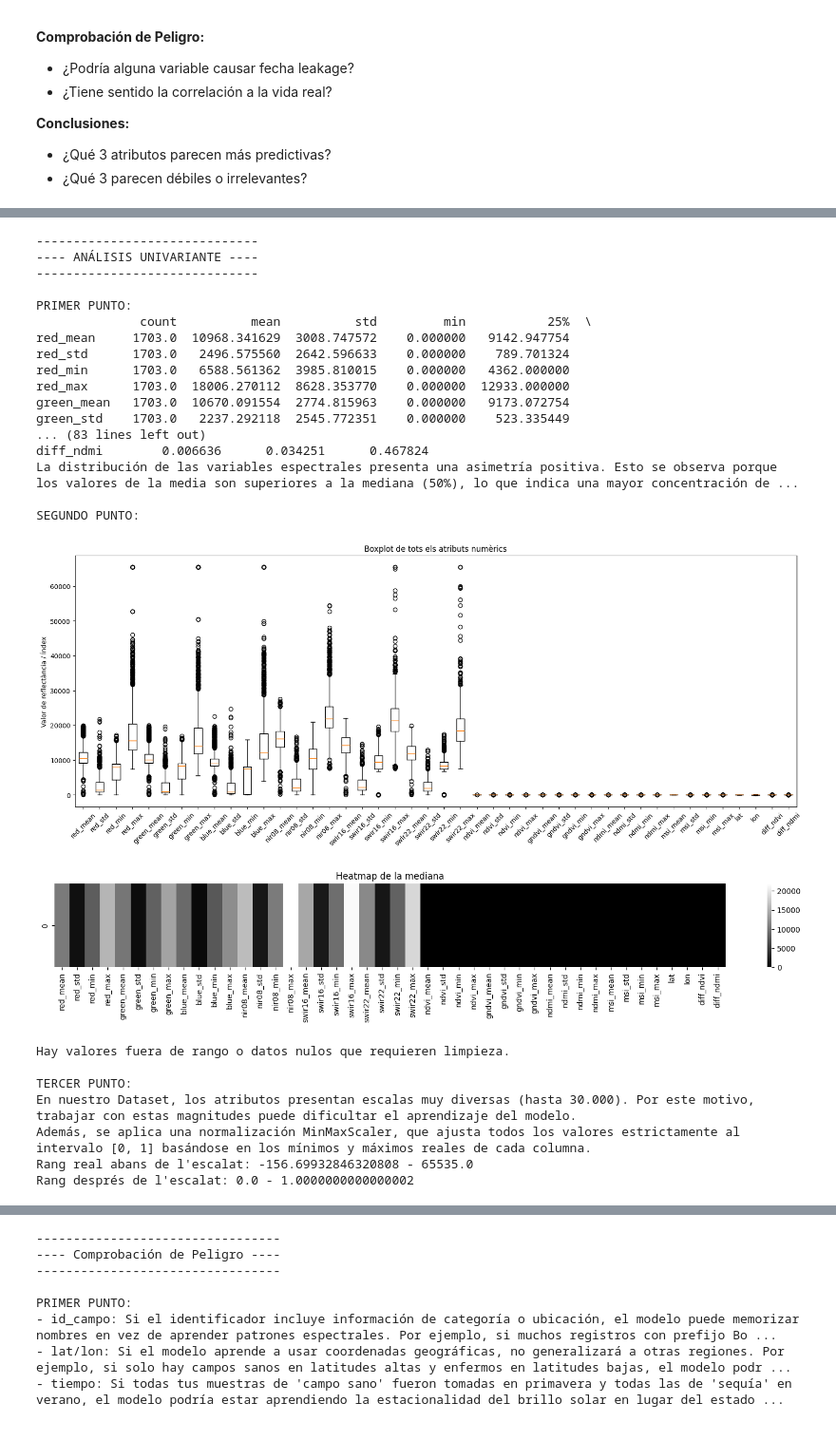
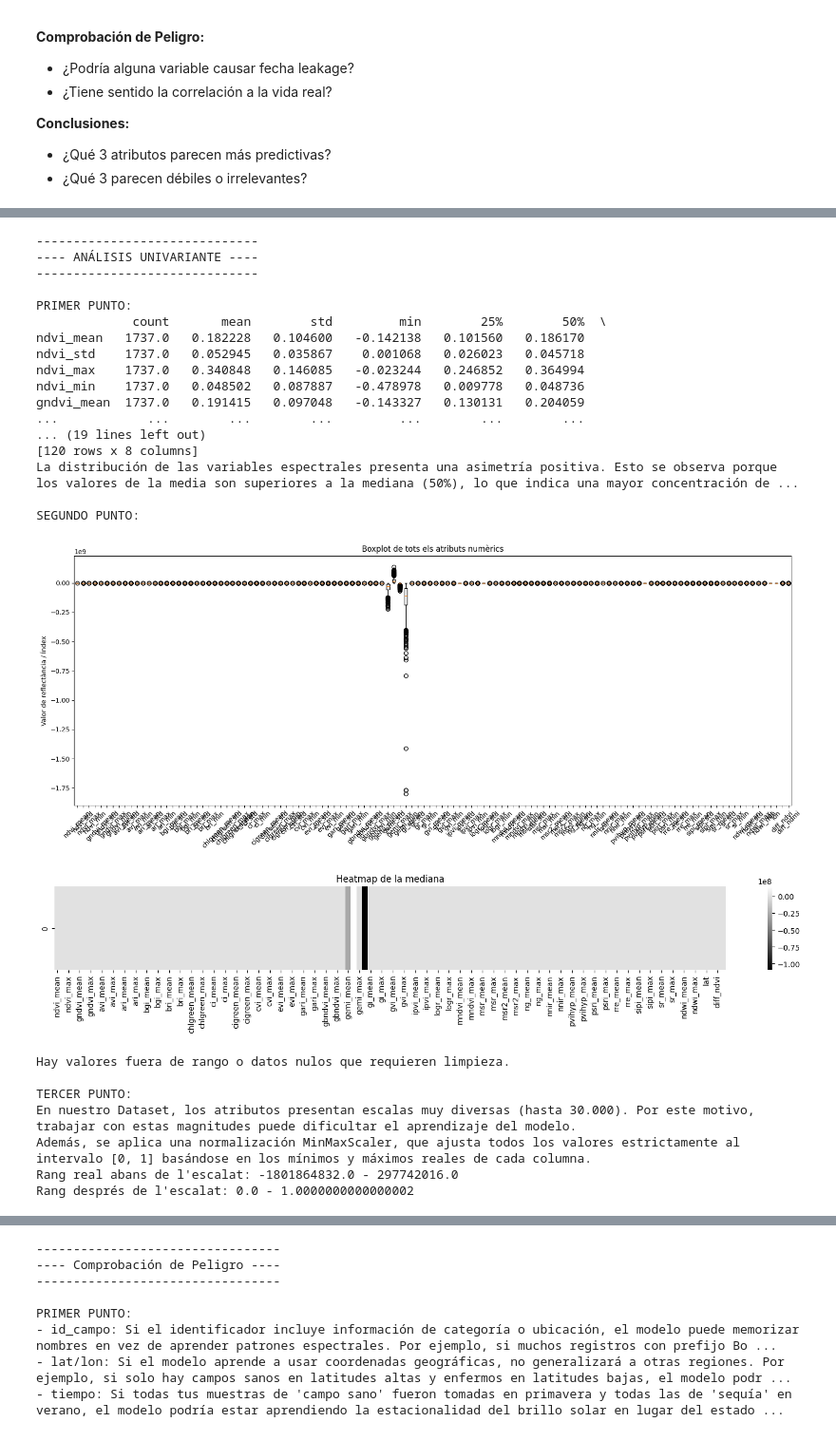
Before and after one commit to NIU1708803/Projecte_VC, a Jupyter notebook: notebooks/01_Adquisicion_y_Preprocesamiento_Satelital.ipynb, the cells around one changed output, grey strips where cells are left out. Shown at 95% size. Cells and saved outputs as stored; diff of their text form; code cells hidden in the pictures.

Commit message:
Dataset 2, creacion

```diff
--- a/notebooks/01_Adquisicion_y_Preprocesamiento_Satelital.ipynb
+++ b/notebooks/01_Adquisicion_y_Preprocesamiento_Satelital.ipynb
@@ -448,7 +828,7 @@ Pruebe un Random Forest simple o un Árbol de decisión:
 - ¿Qué 3 parecen débiles o irrelevantes?
 # %%
 #Carregar el Dataset
-df = pd.read_csv('../data/dataset.csv')
+df = pd.read_csv('../data/dataset_avancat.csv')
 df.head()
 df.info()
 df.describe()
@@ -581,50 +949,51 @@ if not atributs_fora_rang and not label_con_problemas:
     print("Los datos están dentro de los rangos lógicos de satélite.")
     print("Sin embargo, SÍ hay valores atípicos (outliers) como vimos en el Boxplot.")
 else:
     print("Hay valores fuera de rango o datos nulos que requieren limpieza.")
 
 "Tercer punt"
 print("\nTERCER PUNTO:")
 print("En nuestro Dataset, los atributos presentan escalas muy diversas (hasta 30.000). Por este motivo, trabajar con estas magnitudes puede dificultar el aprendizaje del modelo. ")
 print("Además, se aplica una normalización MinMaxScaler, que ajusta todos los valores estrictamente al intervalo [0, 1] basándose en los mínimos y máximos reales de cada columna.")
 
 X = df.select_dtypes(include=['number']).copy()
+X = X.replace([np.inf, -np.inf], np.nan)
 X = X.fillna(X.median())
 y = df['estado']
 
 scaler = MinMaxScaler()
 X_scaled = scaler.fit_transform(X)
 
 x_train, x_test, y_train, y_test = train_test_split(X_scaled, y, test_size=0.2, random_state=42)
 
 print(f"Rang real abans de l'escalat: {X.values.min()} - {X.values.max()}")
 print(f"Rang després de l'escalat: {X_scaled.min()} - {X_scaled.max()}")
 # %% [output]
 ------------------------------
 ---- ANÁLISIS UNIVARIANTE ----
 ------------------------------
 
 PRIMER PUNTO:
-              count          mean          std         min           25%  \
-red_mean     1703.0  10968.341629  3008.747572    0.000000   9142.947754
-red_std      1703.0   2496.575560  2642.596633    0.000000    789.701324
-red_min      1703.0   6588.561362  3985.810015    0.000000   4362.000000
-red_max      1703.0  18006.270112  8628.353770    0.000000  12933.000000
-green_mean   1703.0  10670.091554  2774.815963    0.000000   9173.072754
-green_std    1703.0   2237.292118  2545.772351    0.000000    523.335449
-... (83 lines left out)
-diff_ndmi        0.006636      0.034251      0.467824
+             count       mean        std         min        25%        50%  \
+ndvi_mean   1737.0   0.182228   0.104600   -0.142138   0.101560   0.186170
+ndvi_std    1737.0   0.052945   0.035867    0.001068   0.026023   0.045718
+ndvi_max    1737.0   0.340848   0.146085   -0.023244   0.246852   0.364994
+ndvi_min    1737.0   0.048502   0.087887   -0.478978   0.009778   0.048736
+gndvi_mean  1737.0   0.191415   0.097048   -0.143327   0.130131   0.204059
+...            ...        ...        ...         ...        ...        ...
+... (19 lines left out)
+[120 rows x 8 columns]
 La distribución de las variables espectrales presenta una asimetría positiva. Esto se observa porque los valores de la media son superiores a la mediana (50%), lo que indica una mayor concentración de ...
 
 SEGUNDO PUNTO:
-[figure, old version]
+[figure, new version]
-[figure, old version]
+[figure, new version]
 Hay valores fuera de rango o datos nulos que requieren limpieza.
 
 TERCER PUNTO:
 En nuestro Dataset, los atributos presentan escalas muy diversas (hasta 30.000). Por este motivo, trabajar con estas magnitudes puede dificultar el aprendizaje del modelo.
 Además, se aplica una normalización MinMaxScaler, que ajusta todos los valores estrictamente al intervalo [0, 1] basándose en los mínimos y máximos reales de cada columna.
-Rang real abans de l'escalat: -156.69932846320808 - 65535.0
+Rang real abans de l'escalat: -1801864832.0 - 297742016.0
 Rang després de l'escalat: 0.0 - 1.0000000000000002
 # %%
 print("\n--------------------------------")
```
Also changed, not shown: parts of 6 cells of this notebook.
